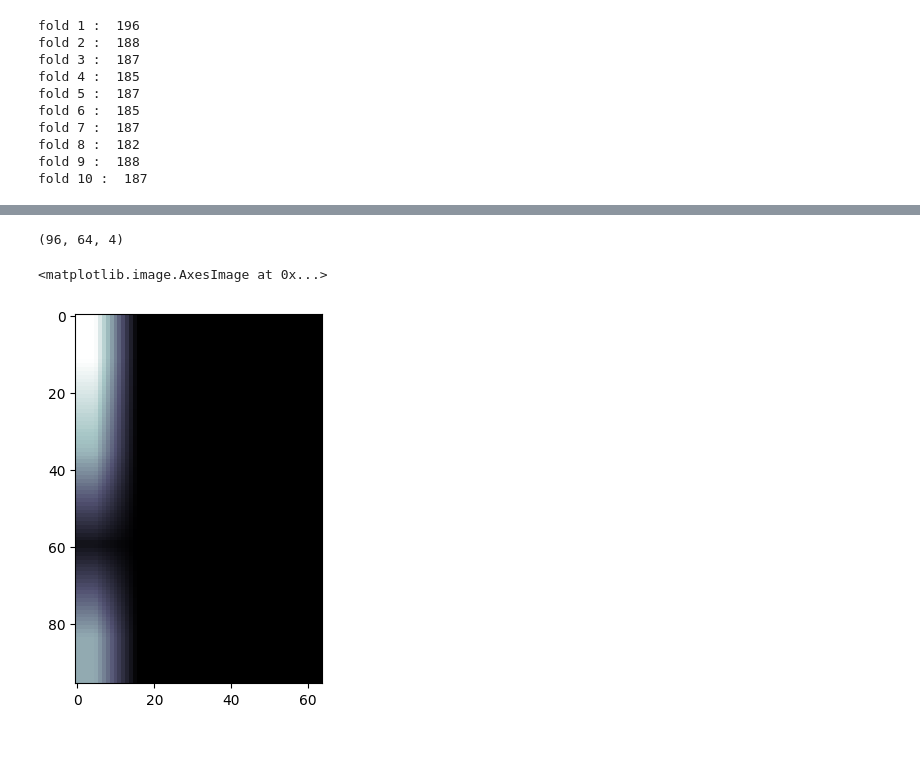
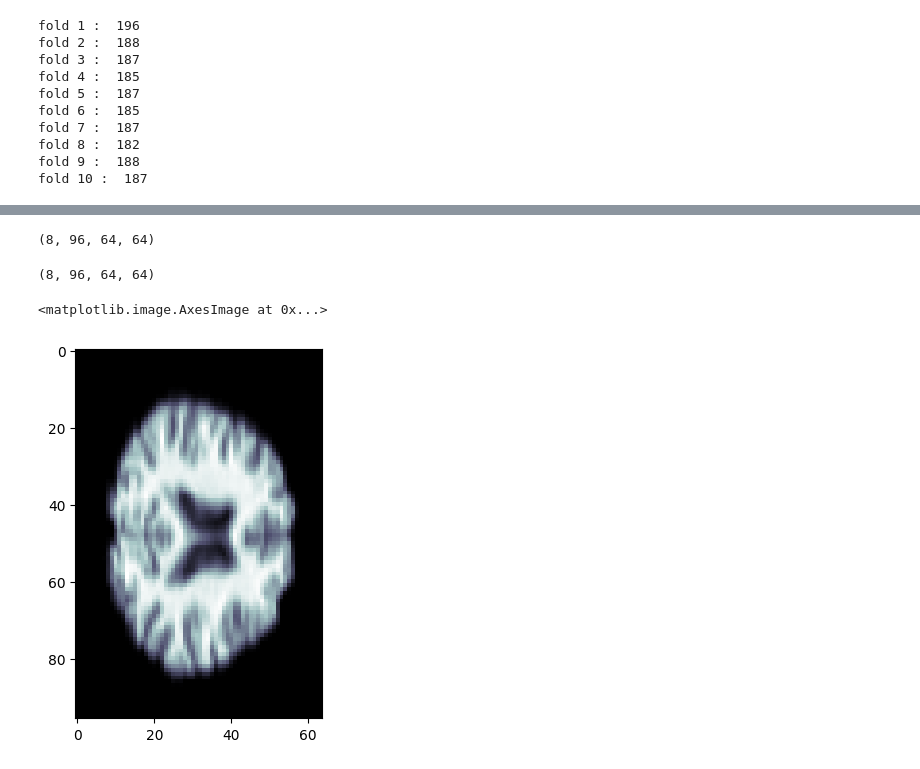
Before and after one commit to youzhiw/SCZ_classfication, a Jupyter notebook: gradCAM.ipynb, the cells around one changed output, grey strips where cells are left out. Drawn from its saved outputs; the diff is of its cells as text; code cells hidden in the pictures.

```diff
--- a/gradCAM.ipynb
+++ b/gradCAM.ipynb
@@ -182,5 +202,5 @@ def downsize_transform(data):
 # %%
-root_dir = "/media/youzhi/SSD/bme_project/data"
+root_dir = '/home/ljd2160/research/youzhi/test/sample_data/data/' #"/media/youzhi/SSD/bme_project/data"
 folds_dir = [dir for dir in os.listdir(root_dir) if dir.startswith("fold")]
 folds_dir = [os.path.join(root_dir, dir) for dir in folds_dir]
 folds_dir = natsorted(folds_dir)
@@ -225,0 +246,7 @@ torch.Size([8, 2])
+# %%
+sample = next(iter(dataloaders[0]))
+plt.imshow(sample[0][0][0][0:64, 0:96, 32], cmap = 'bone')
+print(sample[0].shape)
+print(sample[0].type)
+print(sample[1])
+print(sample[1].shape)
@@ -226,6 +266,6 @@ torch.Size([8, 2])
 # %%
 model = vgg11_bn()
-target_layers = [model.feature_extractor[-1]]
+target_layers = [model.feature_extractor[0]]
 input_tensor = sample[0]# Create an input tensor image for your model..
 # Note: input_tensor can be a batch tensor with several images!
 
@@ -244,17 +284,17 @@ cam = GradCAM(model=model, target_layers=target_layers)
 # Here we use ClassifierOutputTarget, but you can define your own custom targets
 # That are, for example, combinations of categories, or specific outputs in a non standard model.
 
-targets = [ClassifierOutputTarget(1)]
+targets = [ClassifierOutputTarget(0)]
 
 # You can also pass aug_smooth=True and eigen_smooth=True, to apply smoothing.
 grayscale_cam = cam(input_tensor=input_tensor, targets=targets)
-
-# In this example grayscale_cam has only one image in the batch:
-grayscale_cam = grayscale_cam[0, :]
+grayscale_cam.shape
+# %% [output]
+(8, 96, 64, 64)
 # %%
 print(grayscale_cam.shape)
-plt.imshow(grayscale_cam[0:96, 0:64, 2], cmap='bone')
+plt.imshow(grayscale_cam[0][0:96, 0:64, 32], cmap='bone')
 # %% [output]
-(96, 64, 4)
+(8, 96, 64, 64)
 <matplotlib.image.AxesImage at 0x...>
-[figure, old version]
+[figure, new version]
```
Also changed, not shown: parts of 4 cells of this notebook, 1 other file.
